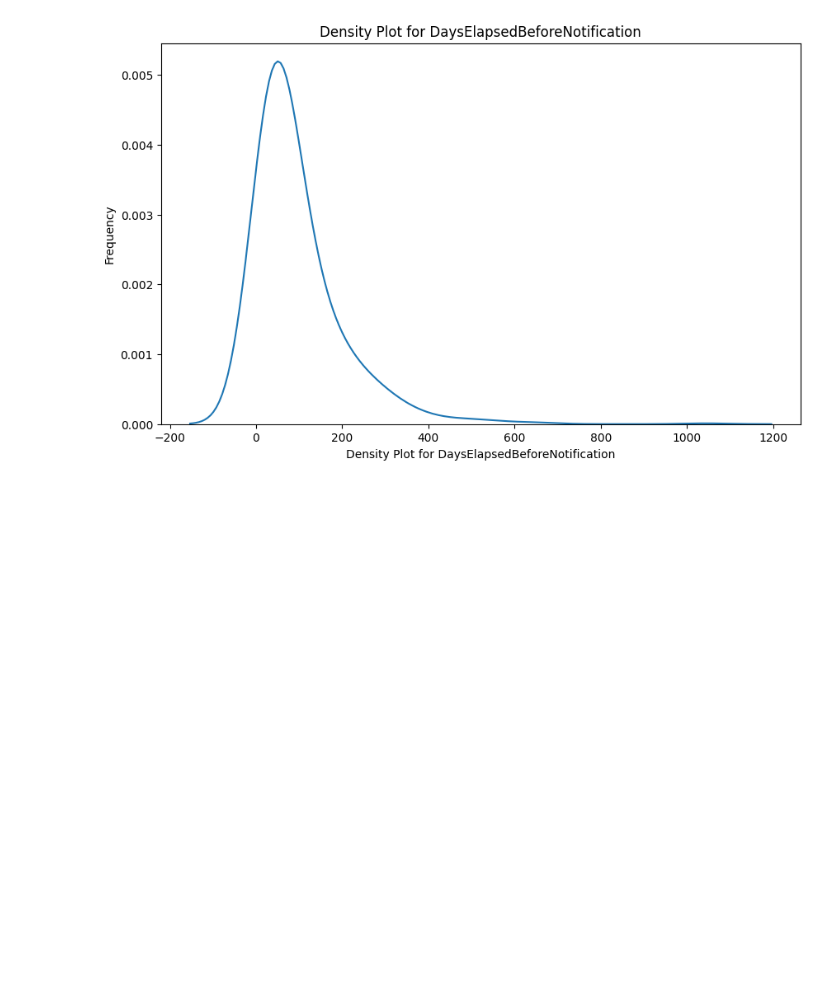
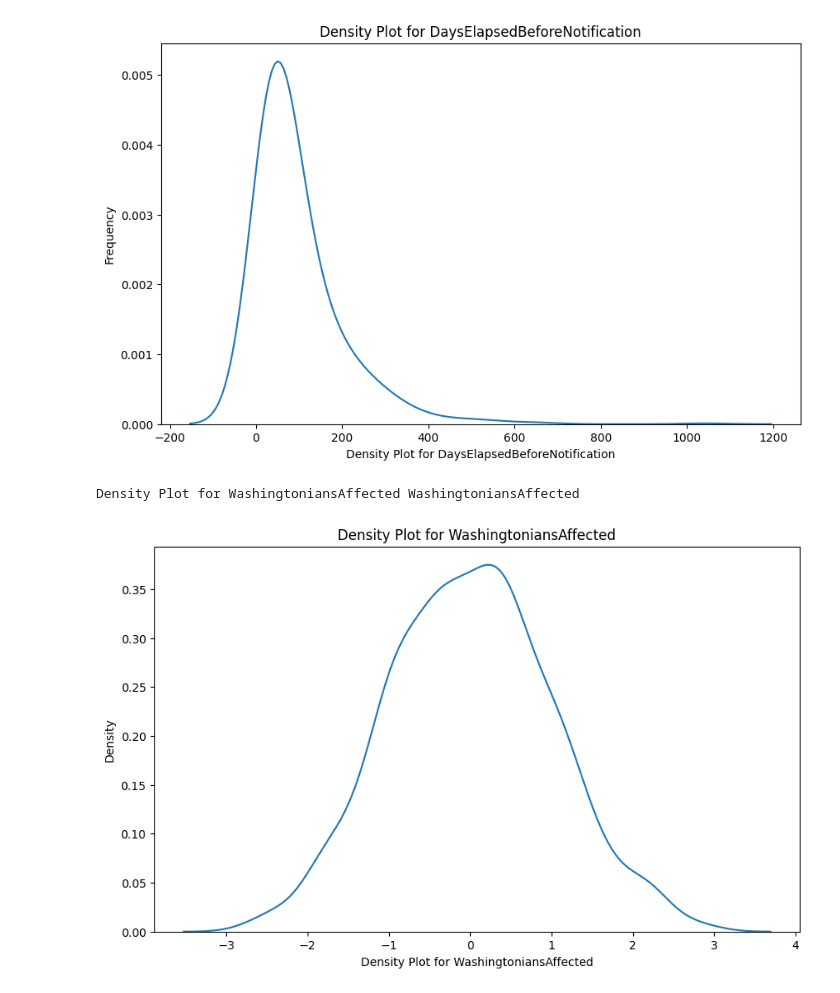
Before and after one commit to Seattle5/GuillermoFBUS759Submissions, a Jupyter notebook: DataProduct_1.ipynb, the cells around one changed output. Saved outputs shown, nothing was run; the diff lists cells and outputs as text; code cells hidden in the pictures; blank space fills up the shorter version.

```diff
--- a/DataProduct_1.ipynb
+++ b/DataProduct_1.ipynb
@@ -261,3 +261,33 @@ plt.show()
 # %% [output]
 Density Plot for DaysElapsedBeforeNotification DaysElapsedBeforeNotification
 [figure]
+# %%
+import seaborn as sns
+import matplotlib.pyplot as plt
+import pandas as pd
+import numpy as np
+
+# Sample DataFrame
+df = pd.DataFrame({'WashingtoniansAffected': np.random.randn(1000)})
+
+var_name = "WashingtoniansAffected"
+var_title = "Density Plot for " + var_name
+print(var_title, var_name)
+
+# Create figure and axis
+fig, ax = plt.subplots(figsize=(10, 6))
+
+# Plot the density using seaborn
+sns.kdeplot(df[var_name], ax=ax)
+
+# Customize labels and title
+plt.ticklabel_format(style='plain')
+plt.xlabel(var_title)
+plt.ylabel("Density")
+plt.title(var_title)
+
+# Show the plot
+plt.show()
+# %% [output]
+Density Plot for WashingtoniansAffected WashingtoniansAffected
+[figure, added]
```
Also changed, not shown: 9 other files.
